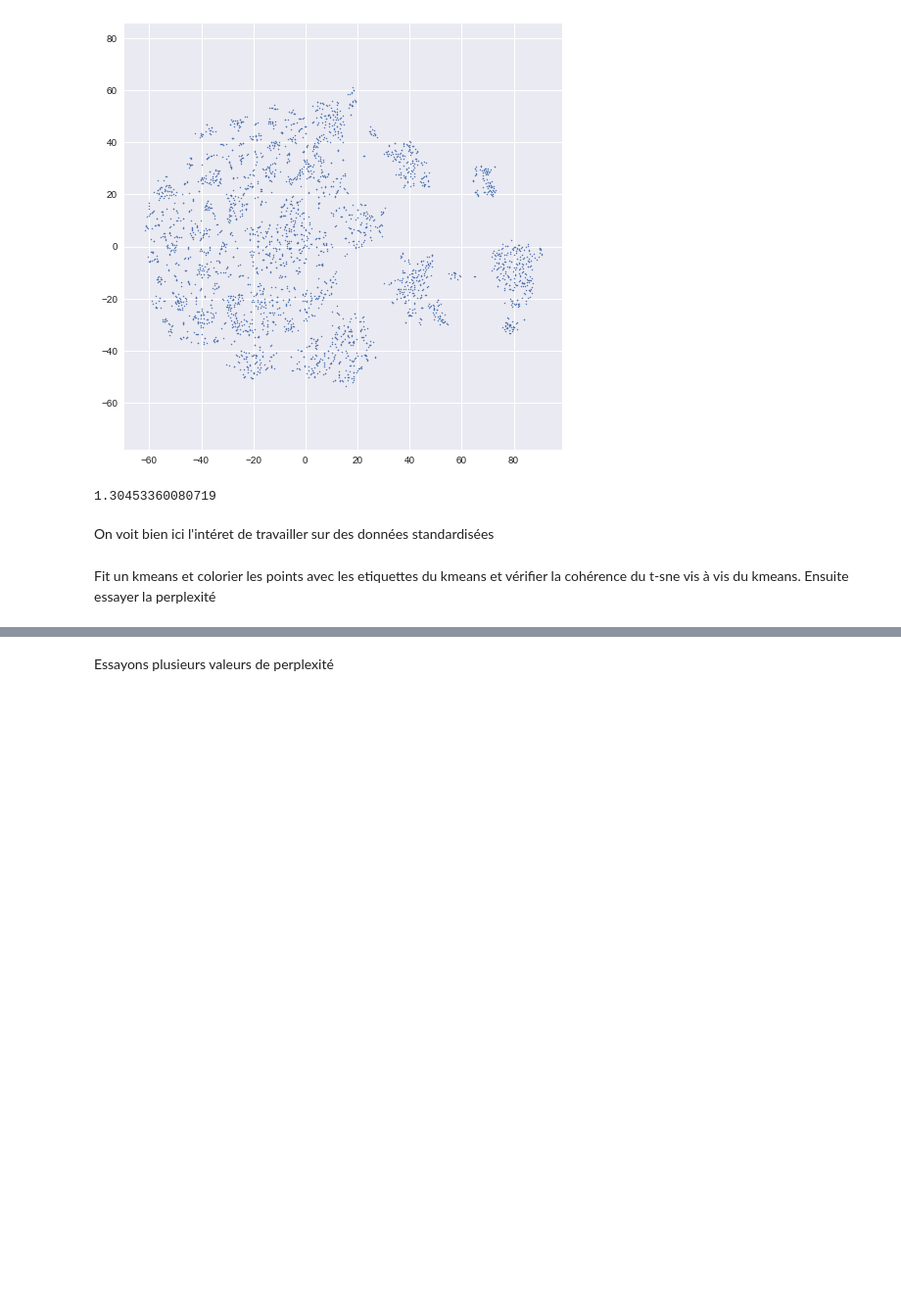
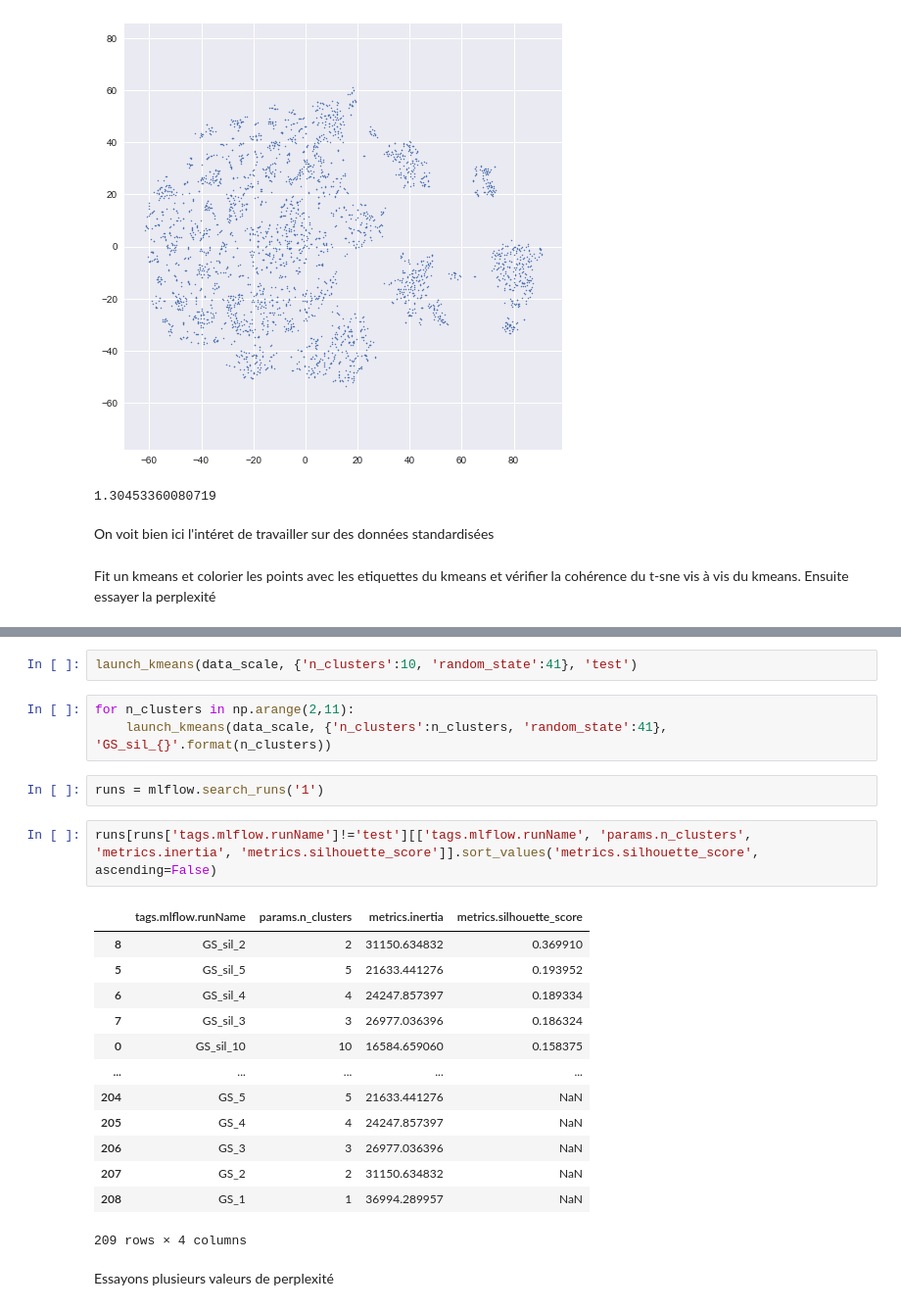
Before and after one commit to khub41/OC_P05, a Jupyter notebook: modelisation.ipynb, the cells around one changed output, grey strips where cells are left out. Shown at 98% size. Saved outputs shown, nothing was run; the diff lists cells and outputs as text; blank space fills up the shorter version.

Commit message:
kmeans ready

```diff
--- a/modelisation.ipynb
+++ b/modelisation.ipynb
@@ -206,2 +243,25 @@ Fit un kmeans et colorier les points avec les etiquettes du kmeans et vérifier
+# %%
+launch_kmeans(data_scale, {'n_clusters':10, 'random_state':41}, 'test')
+# %%
+for n_clusters in np.arange(2,11):
+    launch_kmeans(data_scale, {'n_clusters':n_clusters, 'random_state':41}, 'GS_sil_{}'.format(n_clusters))
+# %%
+runs = mlflow.search_runs('1')
+# %%
+runs[runs['tags.mlflow.runName']!='test'][['tags.mlflow.runName', 'params.n_clusters', 'metrics.inertia', 'metrics.silhouette_score']].sort_values('metrics.silhouette_score', ascending=False)
+# %% [output]
+|  | tags.mlflow.runName | params.n_clusters | metrics.inertia | metrics.silhouette_score |
+| 8 | GS_sil_2 | 2 | 31150.634832 | 0.369910 |
+| 5 | GS_sil_5 | 5 | 21633.441276 | 0.193952 |
+| 6 | GS_sil_4 | 4 | 24247.857397 | 0.189334 |
+| 7 | GS_sil_3 | 3 | 26977.036396 | 0.186324 |
+| 0 | GS_sil_10 | 10 | 16584.659060 | 0.158375 |
+| ... | ... | ... | ... | ... |
+| 204 | GS_5 | 5 | 21633.441276 | NaN |
+| 205 | GS_4 | 4 | 24247.857397 | NaN |
+| 206 | GS_3 | 3 | 26977.036396 | NaN |
+| 207 | GS_2 | 2 | 31150.634832 | NaN |
+| 208 | GS_1 | 1 | 36994.289957 | NaN |
+209 rows × 4 columns
 # %% [markdown]
 Essayons plusieurs valeurs de perplexité
```
Also changed, not shown: parts of 7 cells of this notebook.
